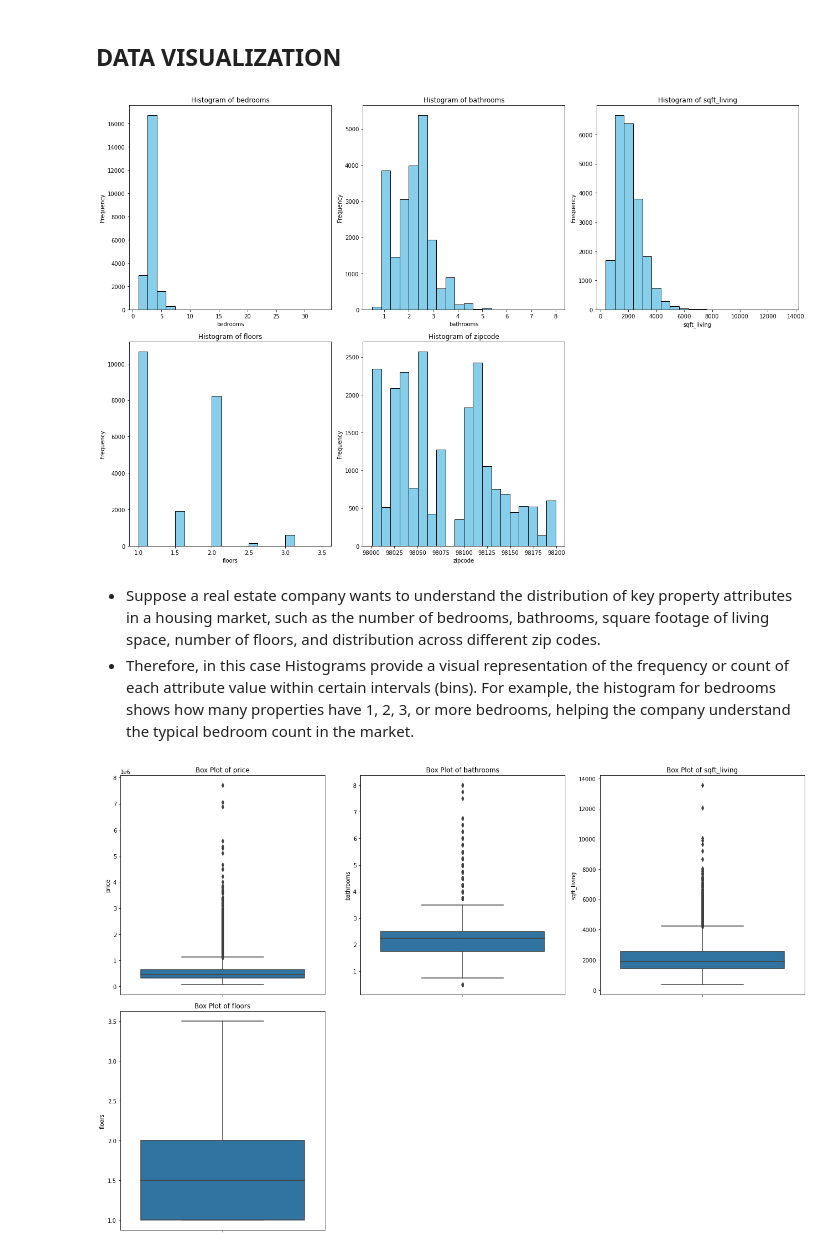
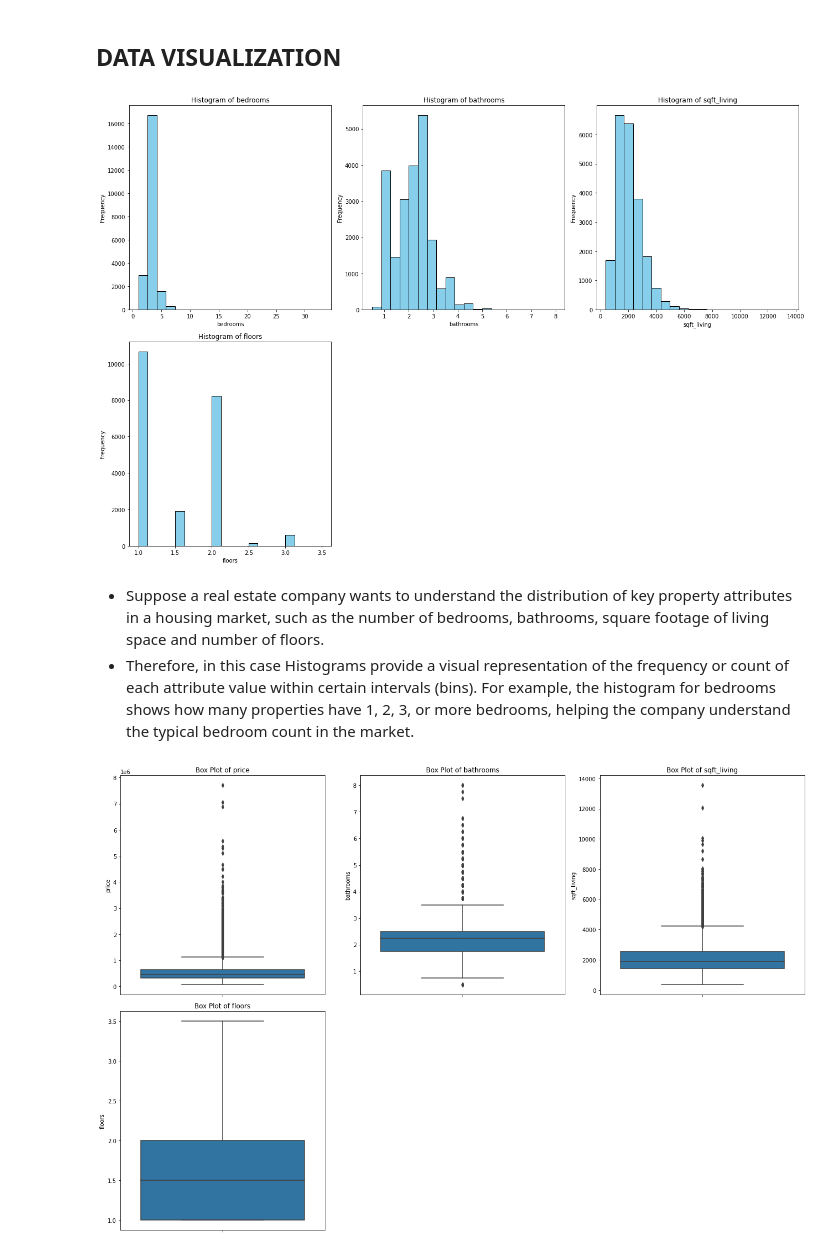
Before and after one commit to whareverrr/dsc-phase-2-project-v2-3, a Jupyter notebook: student.ipynb, the cells around one changed output. Drawn from its saved outputs; the diff is of its cells as text; code cells hidden in the pictures.

```diff
--- a/student.ipynb
+++ b/student.ipynb
@@ -386,25 +420,25 @@ pd.get_dummies(new_df, columns=["condition", "grade"], drop_first = True).head()
 ## DATA VISUALIZATION
 # %%
 # Plotting Histograms for the desired features
-features = ['bedrooms', 'bathrooms', 'sqft_living', 'floors','zipcode']
+features = ['bedrooms', 'bathrooms', 'sqft_living', 'floors']
 plt.figure(figsize=(18, 12))
 ncols = 3
 nrows = 2
 
 # Perform univariate analysis for each feature
 for i, feature in enumerate(features):
     plt.subplot(nrows, ncols, i+1)
     plt.hist(df[feature], bins=20, color='skyblue', edgecolor='black')
     plt.title('Histogram of ' + feature)
     plt.xlabel(feature)
     plt.ylabel('Frequency')
 
 plt.tight_layout()
 plt.show()
 # %% [output]
-[figure, old version]
+[figure, new version]
 # %% [markdown]
-- Suppose a real estate company wants to understand the distribution of key property attributes in a housing market, such as the number of bedrooms, bathrooms, square footage of living space, number of floors, and distribution across different zip codes.
+- Suppose a real estate company wants to understand the distribution of key property attributes in a housing market, such as the number of bedrooms, bathrooms, square footage of living space and number of floors.
 - Therefore, in this case Histograms provide a visual representation of the frequency or count of each attribute value within certain intervals (bins). For example, the histogram for bedrooms shows how many properties have 1, 2, 3, or more bedrooms, helping the company understand the typical bedroom count in the market.
 # %%
 # Plotting box plots for the desired features
```
Also changed, not shown: parts of 31 cells of this notebook.
